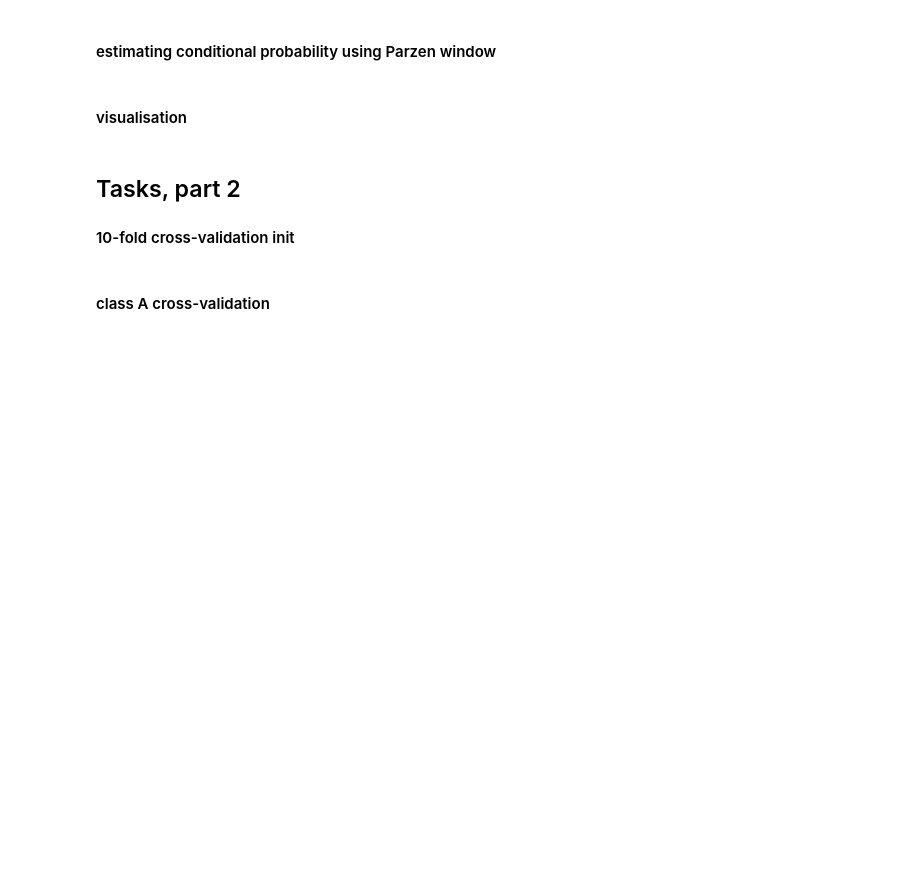
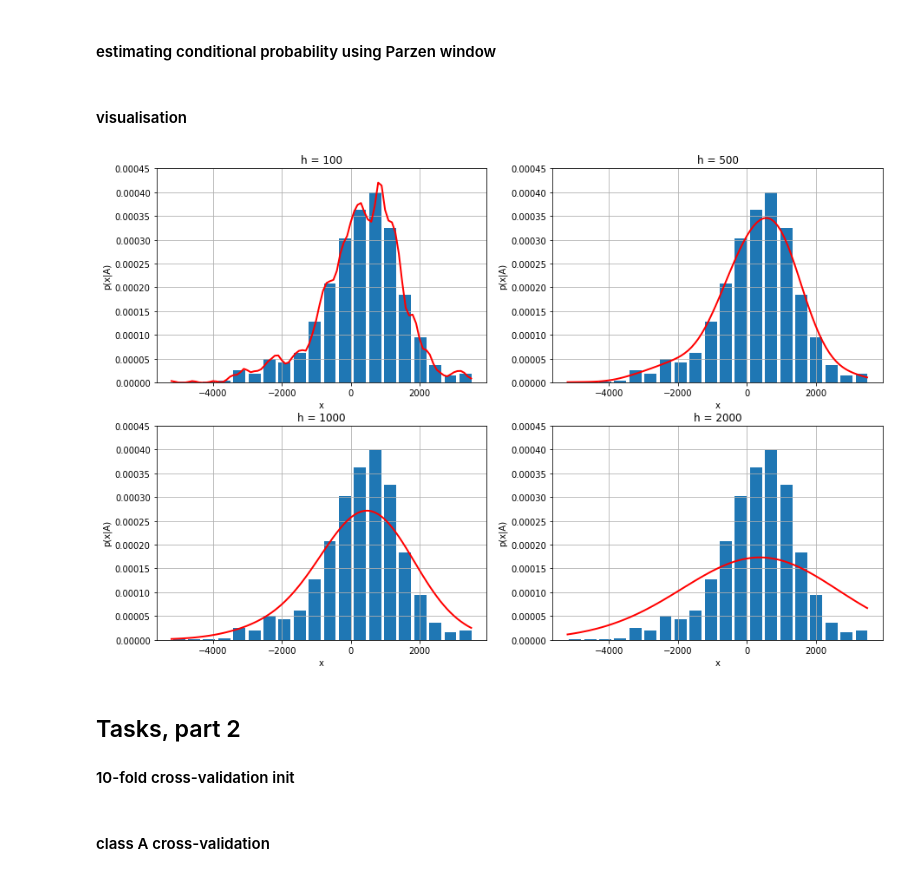
Before and after one commit to matouspelikan/rpzCTU, a Jupyter notebook: assignment_parzen_template/parzen.ipynb, the cells around one changed output. Drawn from its saved outputs; the diff is of its cells as text; code cells hidden in the pictures; blank space fills up the shorter version.

Commit message:
actualised parzen template

```diff
--- a/assignment_parzen_template/parzen.ipynb
+++ b/assignment_parzen_template/parzen.ipynb
@@ -55,3 +26,7 @@ trn = ndarray2dict(unwrap(data["trn"]), ['labels'])
+# %%
+data = np.load("data_33rpz_parzen.npz", allow_pickle=True)
+tst = data["tst"].item()
+trn = data["trn"].item()
 # %% [markdown]
 ## Tasks, part 1
 #### measurements
@@ -60,10 +35,8 @@ x = compute_measurement_lr_cont(trn['images'])
 
 # splitting the trainning data into classes
 idxs = np.squeeze(trn['labels'])
-
-raise NotImplementedError("You have to implement the rest.")
-xA = ...
-xC = ...
+xA = x[idxs == 0]
+xC = x[idxs == 1]
 # %% [markdown]
 #### computing the histograms of training data
 # %%
@@ -75,29 +48,32 @@ bins_C = bins_C / (np.sum(bins_C)*(centers_C[1]-centers_C[0]))
 # %% [markdown]
 #### estimating conditional probability using Parzen window
 # %%
-x_range = np.atleast_2d(np.arange(np.min(xA),np.max(xA),100))
-h = np.array([[100, 500, 1000, 2000]])
+x_range = np.arange(np.min(xA), np.max(xA), 100)
+h = [100., 500., 1000., 2000.]
 
-raise NotImplementedError("You have to implement the rest.")
-p = ...
+y = np.zeros([len(h), x_range.size], np.float64)
+for i in range(len(h)):
+    y[i,:] = my_parzen(x_range, xA, h[i])
 # %% [markdown]
 #### visualisation
 # %%
 # plots of the estimates
 plt.figure(figsize=(15,10))
 
 for idx in range(4):
-    cur_h = h[0,idx]
+    cur_h = h[idx]
     plt.subplot(2,2,idx+1)
     width = centers_A[1]-centers_A[0]
     plt.bar(centers_A[:-1] + width/2, bins_A, width=width*0.8)
-    plt.plot(x_range.T, ..., 'r', linewidth=2)
-    plt.title('h = {}'.format(cur_h))
+    plt.plot(x_range.T, y[idx:(idx+1),:].T, 'r', linewidth=2)
+    plt.title('h = {:.0f}'.format(cur_h))
     plt.xlabel('x')
     plt.ylabel('p(x|A)')
     plt.ylim([0, 4.5e-4])
     plt.grid('on')
 plt.savefig('parzen_estimates.png')
+# %% [output]
+[figure, added]
 # %% [markdown]
 ## Tasks, part 2
 #### 10-fold cross-validation init
```
Also changed, not shown: parts of 14 cells of this notebook, 3 other files.
